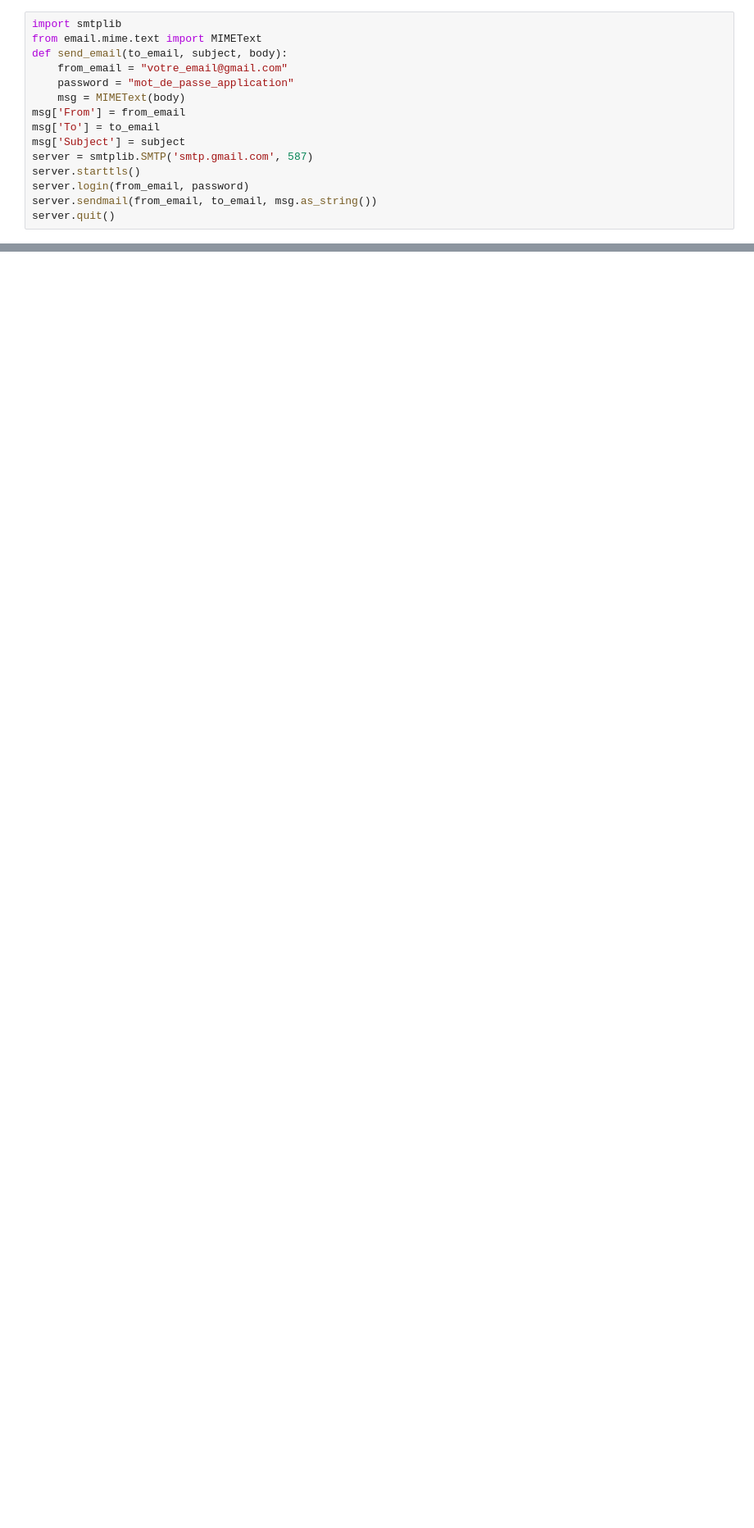
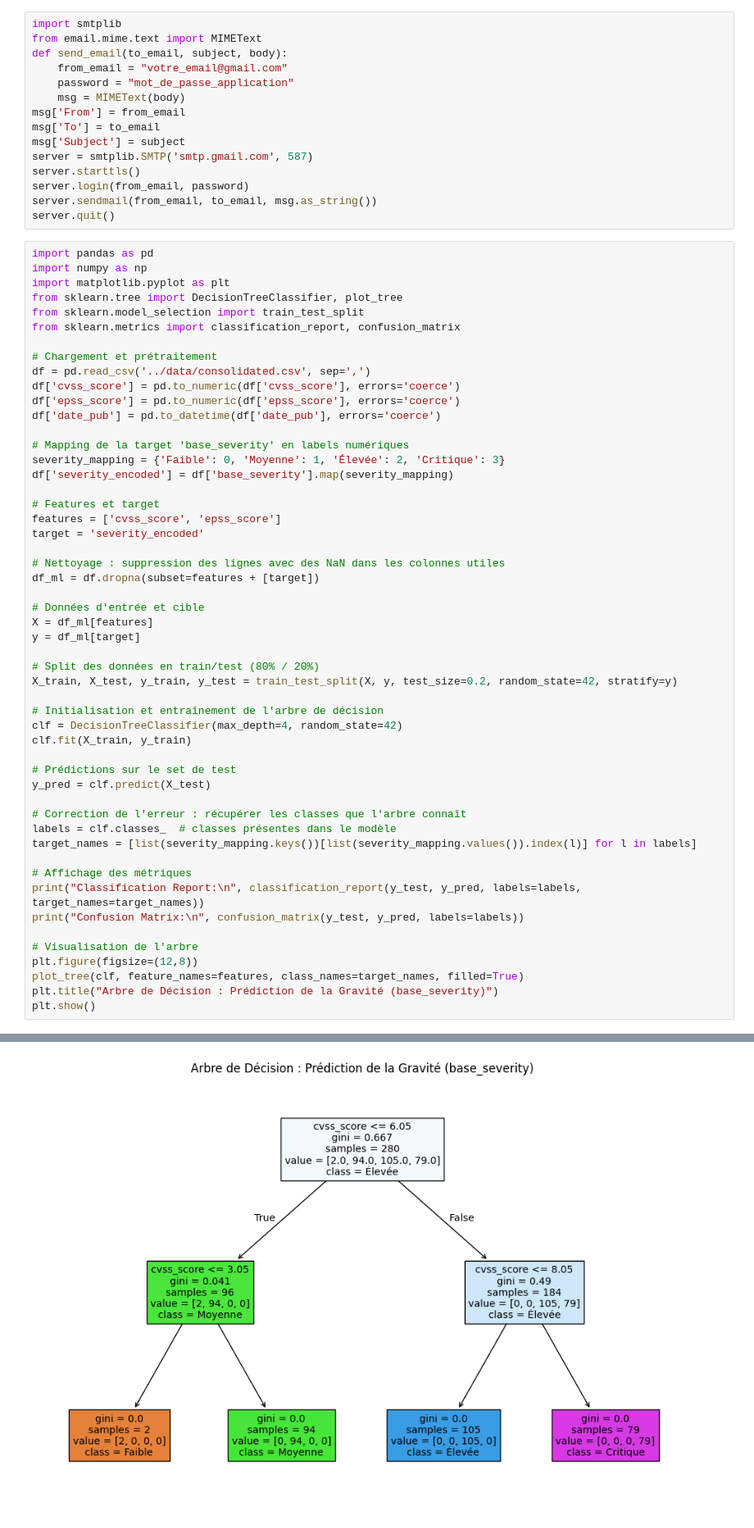
Before and after one commit to totolezozo/Project-Mastercamp, a Jupyter notebook: notebooks/visualizations.ipynb, the cells around one changed output, grey strips where cells are left out. Shown at 82% size. Cells and saved outputs as stored; diff of their text form; blank space fills up the shorter version.

```diff
--- a/notebooks/visualizations.ipynb
+++ b/notebooks/visualizations.ipynb
@@ -320,3 +338,56 @@ server.starttls()
 server.login(from_email, password)
 server.sendmail(from_email, to_email, msg.as_string())
 server.quit()
+# %%
+import pandas as pd
+import numpy as np
+import matplotlib.pyplot as plt
+from sklearn.tree import DecisionTreeClassifier, plot_tree
+from sklearn.model_selection import train_test_split
+from sklearn.metrics import classification_report, confusion_matrix
+
+# Chargement et prétraitement
+df = pd.read_csv('../data/consolidated.csv', sep=',')
+df['cvss_score'] = pd.to_numeric(df['cvss_score'], errors='coerce')
+df['epss_score'] = pd.to_numeric(df['epss_score'], errors='coerce')
+df['date_pub'] = pd.to_datetime(df['date_pub'], errors='coerce')
+
+# Mapping de la target 'base_severity' en labels numériques
+severity_mapping = {'Faible': 0, 'Moyenne': 1, 'Élevée': 2, 'Critique': 3}
+df['severity_encoded'] = df['base_severity'].map(severity_mapping)
+
+# Features et target
+features = ['cvss_score', 'epss_score']
+target = 'severity_encoded'
+
+# Nettoyage : suppression des lignes avec des NaN dans les colonnes utiles
+df_ml = df.dropna(subset=features + [target])
+
+# Données d'entrée et cible
+X = df_ml[features]
+y = df_ml[target]
+
+# Split des données en train/test (80% / 20%)
+X_train, X_test, y_train, y_test = train_test_split(X, y, test_size=0.2, random_state=42, stratify=y)
+
+# Initialisation et entraînement de l'arbre de décision
+clf = DecisionTreeClassifier(max_depth=4, random_state=42)
+clf.fit(X_train, y_train)
+
+# Prédictions sur le set de test
+y_pred = clf.predict(X_test)
+
+# Correction de l'erreur : récupérer les classes que l'arbre connaît
+labels = clf.classes_  # classes présentes dans le modèle
+target_names = [list(severity_mapping.keys())[list(severity_mapping.values()).index(l)] for l in labels]
+
+# Affichage des métriques
+print("Classification Report:\n", classification_report(y_test, y_pred, labels=labels, target_names=target_names))
+print("Confusion Matrix:\n", confusion_matrix(y_test, y_pred, labels=labels))
+
+# Visualisation de l'arbre
+plt.figure(figsize=(12,8))
+plot_tree(clf, feature_names=features, class_names=target_names, filled=True)
+plt.title("Arbre de Décision : Prédiction de la Gravité (base_severity)")
+plt.show()
+# %% [output]
@@ -322,0 +411 @@ server.quit()
+[figure, added]
```
Also changed, not shown: parts of 3 cells of this notebook.
